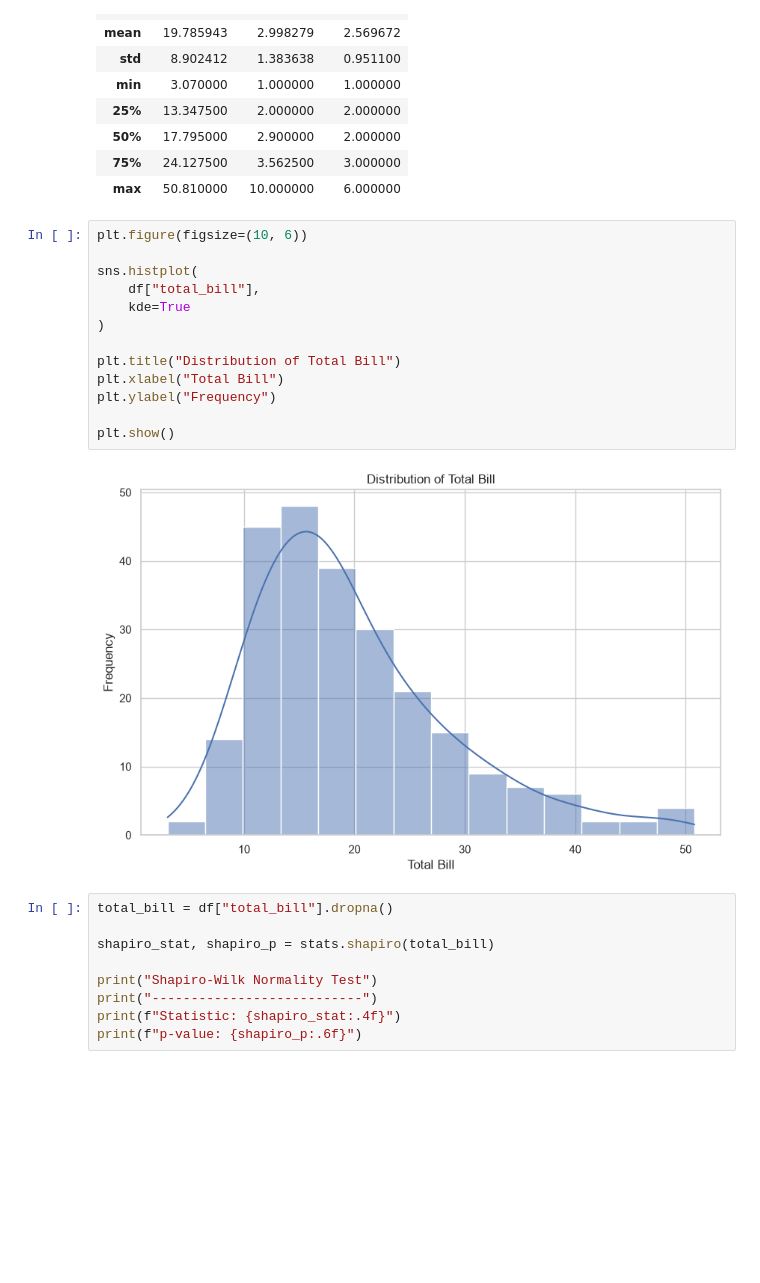
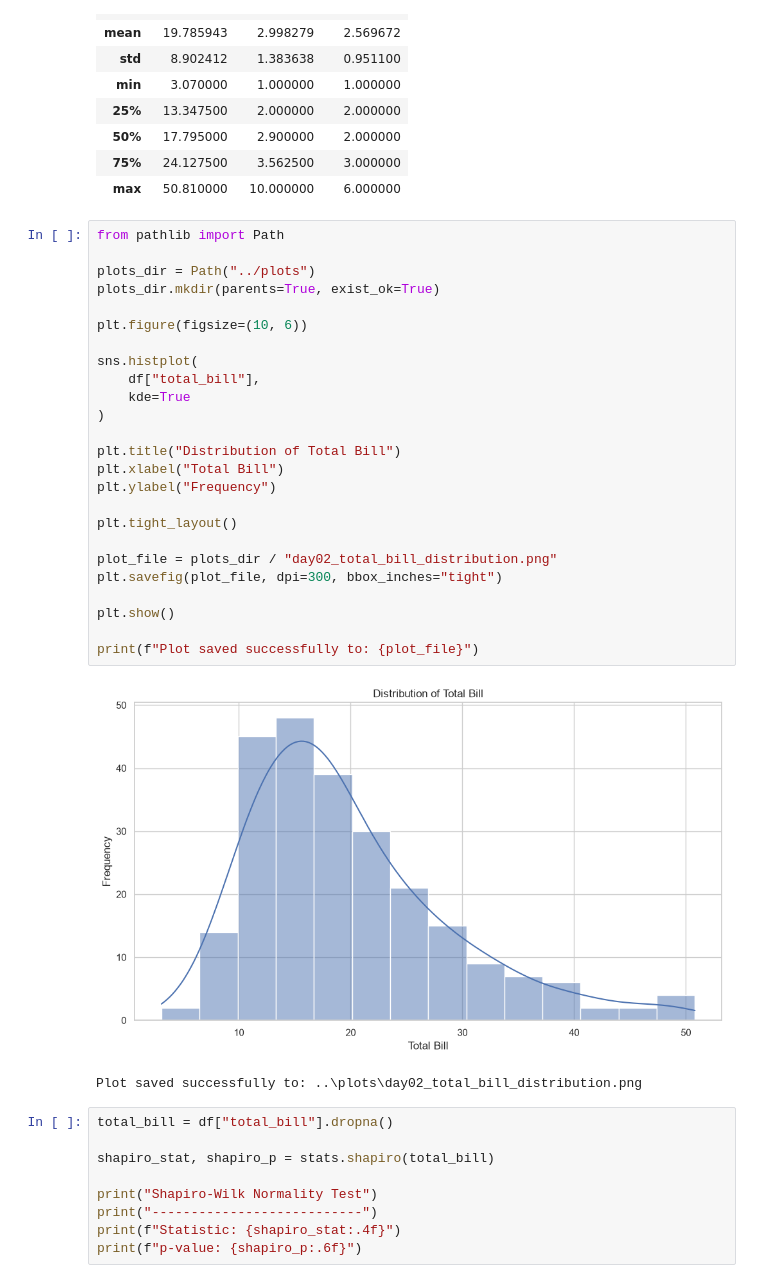
Before and after one commit to shaiksiraj04/RabTech-Academy-Internship, a Jupyter notebook: Task-3/notebooks/Task_3_Statistical_Analysis.ipynb, the cells around one changed output. Drawn from its saved outputs; the diff is of its cells as text; blank space fills up the shorter version.

Commit message:
final Day-2 results table and saving the results. into the tests and plots.

```diff
--- a/Task-3/notebooks/Task_3_Statistical_Analysis.ipynb
+++ b/Task-3/notebooks/Task_3_Statistical_Analysis.ipynb
@@ -115,20 +115,33 @@ df.describe()
 | 75% | 24.127500 | 3.562500 | 3.000000 |
 | max | 50.810000 | 10.000000 | 6.000000 |
 # %%
+from pathlib import Path
+
+plots_dir = Path("../plots")
+plots_dir.mkdir(parents=True, exist_ok=True)
+
 plt.figure(figsize=(10, 6))
 
 sns.histplot(
     df["total_bill"],
     kde=True
 )
 
 plt.title("Distribution of Total Bill")
 plt.xlabel("Total Bill")
 plt.ylabel("Frequency")
 
+plt.tight_layout()
+
+plot_file = plots_dir / "day02_total_bill_distribution.png"
+plt.savefig(plot_file, dpi=300, bbox_inches="tight")
+
 plt.show()
+
+print(f"Plot saved successfully to: {plot_file}")
 # %% [output]
-[figure, old version]
+[figure, new version]
+Plot saved successfully to: ..\plots\day02_total_bill_distribution.png
 # %%
 total_bill = df["total_bill"].dropna()
 
```
Also changed, not shown: parts of 3 cells of this notebook, 6 other files.
